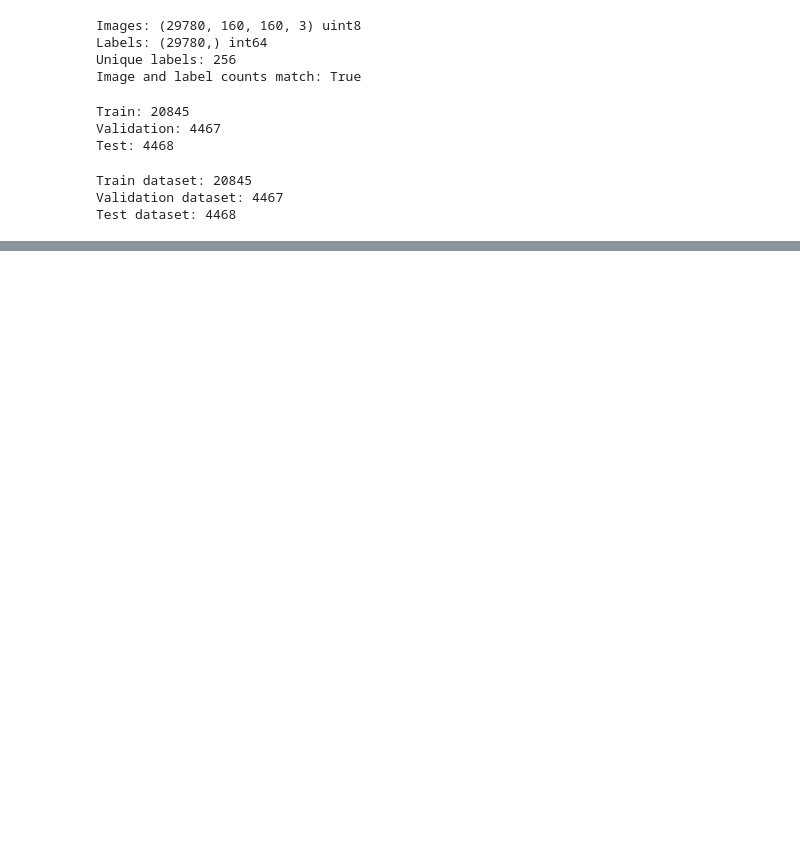
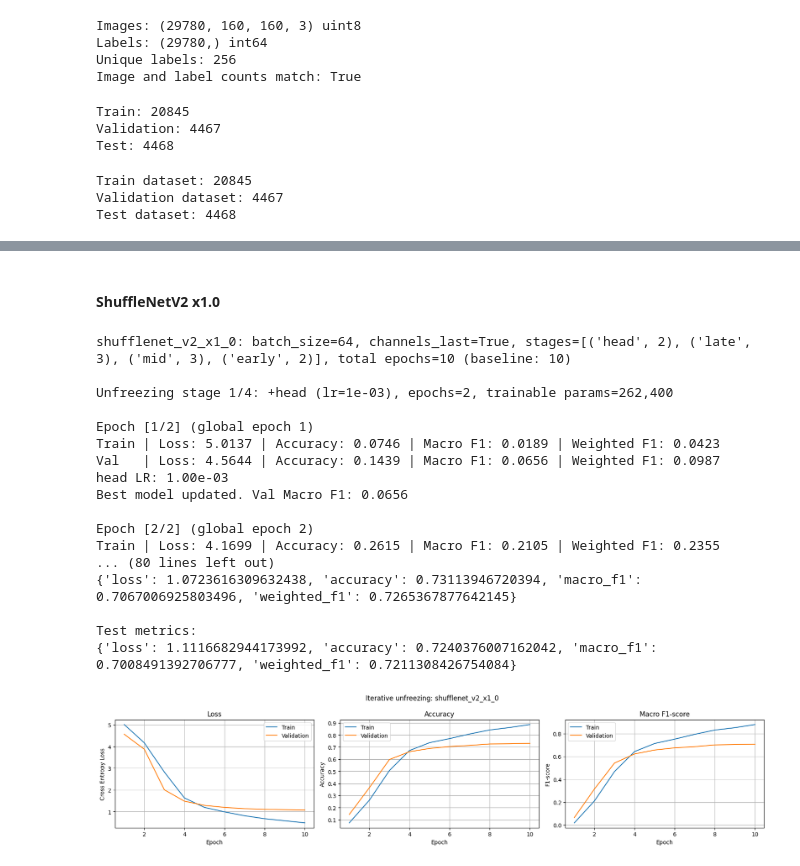
Before and after one commit to golkaem/applied-ml, a Jupyter notebook: hw1/solution.ipynb, the cells around one changed output, grey strips where cells are left out. Cells and saved outputs as stored; diff of their text form; code cells hidden in the pictures; blank space fills up the shorter version.

```diff
--- a/hw1/solution.ipynb
+++ b/hw1/solution.ipynb
@@ -271,0 +466,30 @@ Saved comparison table to d:\repos\applied-ml\hw1\data\checkpoints\baseline_comp
+# %% [markdown]
+#### ShuffleNetV2 x1.0
+# %%
+unfreeze_results[shufflenet_name] = run_unfreeze_experiment(
+    model_name=shufflenet_name,
+    settings=MODEL_SETTINGS[shufflenet_name],
+    config=baseline_config,
+    stages=UNFREEZE_STAGES,
+    lr_factor=10.0,
+    experiment_prefix="unfreeze_local",
+)
+# %% [output]
+shufflenet_v2_x1_0: batch_size=64, channels_last=True, stages=[('head', 2), ('late', 3), ('mid', 3), ('early', 2)], total epochs=10 (baseline: 10)
+
+Unfreezing stage 1/4: +head (lr=1e-03), epochs=2, trainable params=262,400
+
+Epoch [1/2] (global epoch 1)
+Train | Loss: 5.0137 | Accuracy: 0.0746 | Macro F1: 0.0189 | Weighted F1: 0.0423
+Val   | Loss: 4.5644 | Accuracy: 0.1439 | Macro F1: 0.0656 | Weighted F1: 0.0987
+head LR: 1.00e-03
+Best model updated. Val Macro F1: 0.0656
+
+Epoch [2/2] (global epoch 2)
+Train | Loss: 4.1699 | Accuracy: 0.2615 | Macro F1: 0.2105 | Weighted F1: 0.2355
+... (80 lines left out)
+{'loss': 1.0723616309632438, 'accuracy': 0.73113946720394, 'macro_f1': 0.7067006925803496, 'weighted_f1': 0.7265367877642145}
+
+Test metrics:
+{'loss': 1.1116682944173992, 'accuracy': 0.7240376007162042, 'macro_f1': 0.7008491392706777, 'weighted_f1': 0.7211308426754084}
+[figure, added]
```
Also changed, not shown: parts of 43 cells of this notebook.
